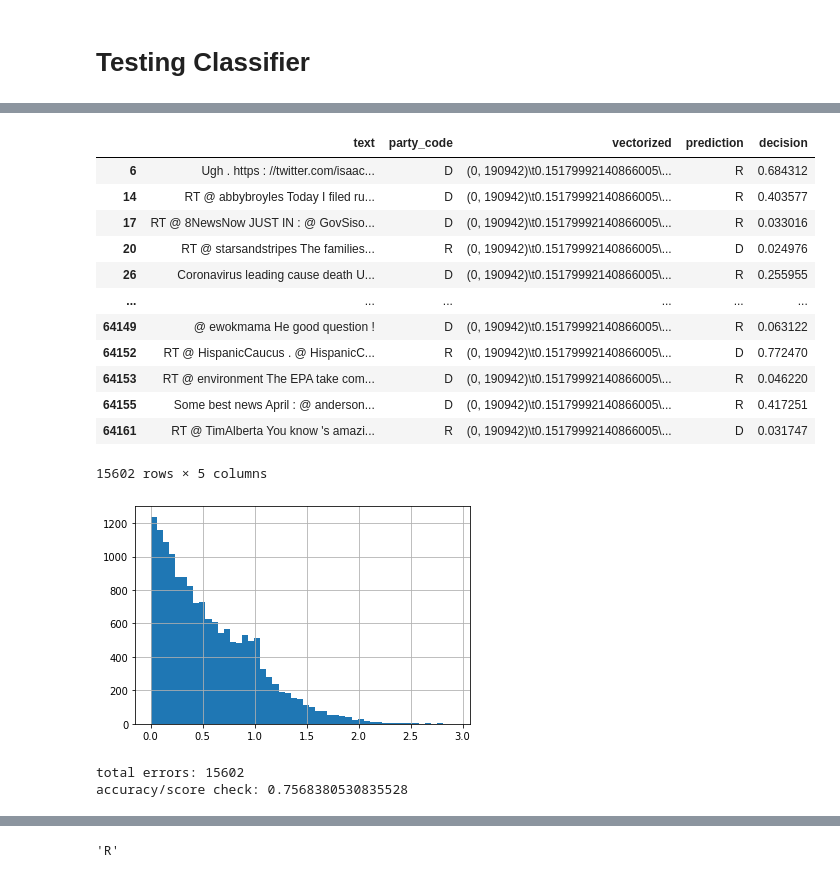
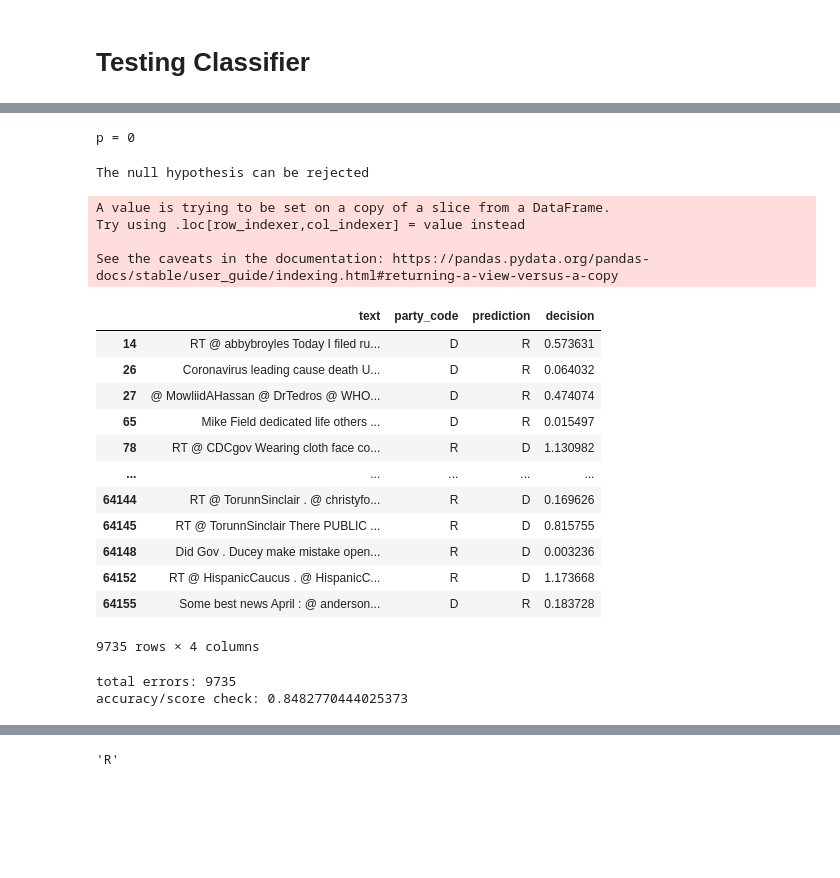
Before and after one commit to michaelpkuhn/mediabias, a Jupyter notebook: mlmodels/R_or_D.ipynb, the cells around one changed output, grey strips where cells are left out. Drawn from its saved outputs; the diff is of its cells as text; code cells hidden in the pictures; blank space fills up the shorter version.

```diff
--- a/mlmodels/R_or_D.ipynb
+++ b/mlmodels/R_or_D.ipynb
@@ -59,7 +59,7 @@ dates = pd.date_range(start='4/10/2020', end='4/30/2020')
 dates = [str(date)[0:10] for date in dates]
 
 # Specify number of samples per day per party
-#date_samples = 1000
-date_samples = 200
-print('Training day consists of '+str(date_samples*0.75*len(dates))+' tweets.')
+date_samples = 1000
+# date_samples = 200
+print('Training data consists of '+str(date_samples*0.75*len(dates))+' tweets.')
 # %% [output]
@@ -316,7 +320,7 @@ test_df['prediction'] = test_df['prediction'].apply(predict_out)
 #test_df['decision'] = test_df['vectorize'].apply(sgd_classifier.decision_function)
 # %%
 test_df['decision'] = test_df['text']
-def abs_decision(thing):
+def the_decision(thing):
     input = bigram_tf_idf_transformer.transform(bigram_vectorizer.transform([thing]))
-    return abs(sgd_classifier.decision_function(input)[0])
-test_df['decision'] = test_df['decision'].apply(abs_decision)
+    return sgd_classifier.decision_function(input)[0]
+test_df['decision'] = test_df['decision'].apply(the_decision)
@@ -323,24 +363,36 @@ test_df['decision'] = test_df['decision'].apply(abs_decision)
+# %%
+print("p = {:g}".format(p))
+# %% [output]
+p = 0
+# %%
+if p < alpha:  # null hypothesis: x comes from a normal distribution
+    print("The null hypothesis can be rejected")
+else:
+    print("The null hypothesis cannot be rejected")
+# %% [output]
+The null hypothesis can be rejected
 # %%
 error_df = test_df[test_df['prediction']!=test_df['party_code']]
+error_df['decision']=error_df['decision'].apply(abs)
 error_df
 # %% [output]
+A value is trying to be set on a copy of a slice from a DataFrame.
+Try using .loc[row_indexer,col_indexer] = value instead
+
+See the caveats in the documentation: https://pandas.pydata.org/pandas-docs/stable/user_guide/indexing.html#returning-a-view-versus-a-copy
-|  | text | party_code | vectorized | prediction | decision |
-| 6 | Ugh . https : //twitter.com/isaac... | D | (0, 190942)\t0.15179992140866005\... | R | 0.684312 |
-| 14 | RT @ abbybroyles Today I filed ru... | D | (0, 190942)\t0.15179992140866005\... | R | 0.403577 |
-| 17 | RT @ 8NewsNow JUST IN : @ GovSiso... | D | (0, 190942)\t0.15179992140866005\... | R | 0.033016 |
-| 20 | RT @ starsandstripes The families... | R | (0, 190942)\t0.15179992140866005\... | D | 0.024976 |
-| 26 | Coronavirus leading cause death U... | D | (0, 190942)\t0.15179992140866005\... | R | 0.255955 |
-| ... | ... | ... | ... | ... | ... |
-| 64149 | @ ewokmama He good question ! | D | (0, 190942)\t0.15179992140866005\... | R | 0.063122 |
-| 64152 | RT @ HispanicCaucus . @ HispanicC... | R | (0, 190942)\t0.15179992140866005\... | D | 0.772470 |
-| 64153 | RT @ environment The EPA take com... | D | (0, 190942)\t0.15179992140866005\... | R | 0.046220 |
-| 64155 | Some best news April : @ anderson... | D | (0, 190942)\t0.15179992140866005\... | R | 0.417251 |
-| 64161 | RT @ TimAlberta You know 's amazi... | R | (0, 190942)\t0.15179992140866005\... | D | 0.031747 |
+|  | text | party_code | prediction | decision |
+| 14 | RT @ abbybroyles Today I filed ru... | D | R | 0.573631 |
+| 26 | Coronavirus leading cause death U... | D | R | 0.064032 |
+| 27 | @ MowliidAHassan @ DrTedros @ WHO... | D | R | 0.474074 |
+| 65 | Mike Field dedicated life others ... | D | R | 0.015497 |
+| 78 | RT @ CDCgov Wearing cloth face co... | R | D | 1.130982 |
+| ... | ... | ... | ... | ... |
+| 64144 | RT @ TorunnSinclair . @ christyfo... | R | D | 0.169626 |
+| 64145 | RT @ TorunnSinclair There PUBLIC ... | R | D | 0.815755 |
+| 64148 | Did Gov . Ducey make mistake open... | R | D | 0.003236 |
+| 64152 | RT @ HispanicCaucus . @ HispanicC... | R | D | 1.173668 |
+| 64155 | Some best news April : @ anderson... | D | R | 0.183728 |
-15602 rows × 5 columns
+9735 rows × 4 columns
-# %%
-hist = error_df['decision'].hist(bins=50)
-# %% [output]
-[figure, removed]
 # %%
 total_errors = len(error_df)
 print(f'total errors: {total_errors}')
@@ -353,5 +405,5 @@ x_data = [x_min+del_diff*j for j in range(0,num_data_points)]
 y_data = [len(error_df[error_df['decision']>=x_data[j]])/total_errors
           for j in range(0,num_data_points)]
 # %% [output]
-total errors: 15602
-accuracy/score check: 0.7568380530835528
+total errors: 9735
+accuracy/score check: 0.8482770444025373
```
Also changed, not shown: parts of 18 cells of this notebook, 4 other files.
